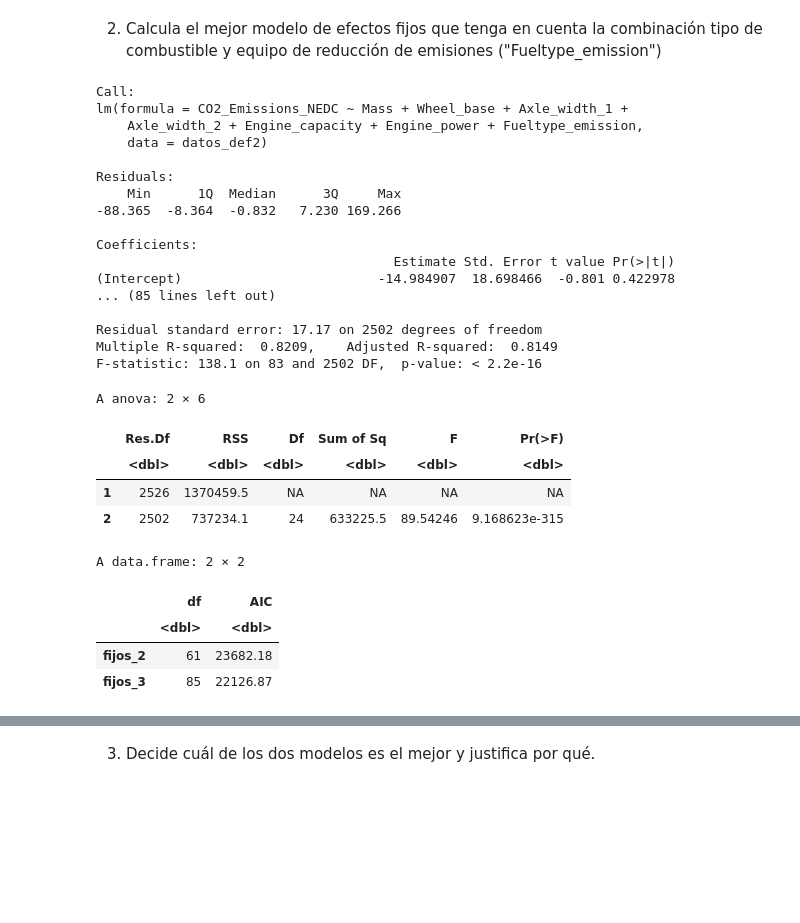
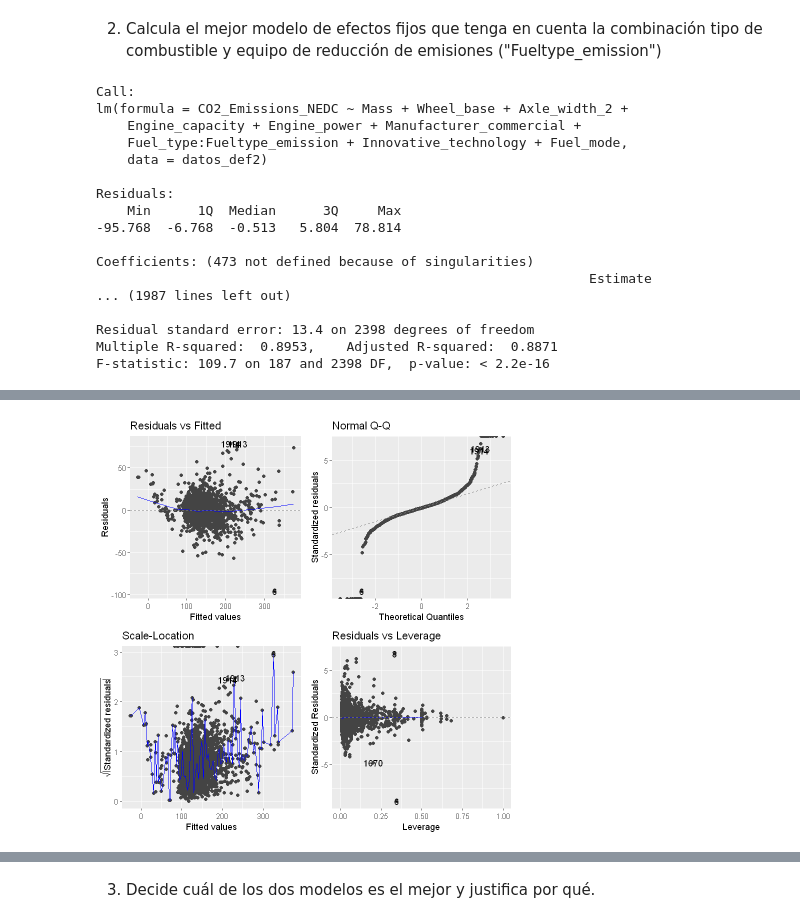
Before and after one commit to Atuneros/trabajos, a Jupyter notebook: machine_learning2/practica2.ipynb, the cells around one changed output, grey strips where cells are left out. Cells and saved outputs as stored; diff of their text form; code cells hidden in the pictures; blank space fills up the shorter version.

```diff
--- a/machine_learning2/practica2.ipynb
+++ b/machine_learning2/practica2.ipynb
@@ -143,43 +132,35 @@ A data.frame: 2 × 2
 # %% [markdown]
 2. Calcula el mejor modelo de efectos fijos que tenga en cuenta la combinación tipo de combustible y equipo de reducción de emisiones ("Fueltype_emission")
 # %%
-fijos_3  <- lm(CO2_Emissions_NEDC ~ Mass +
+fijos_2  <- lm(CO2_Emissions_NEDC ~ Mass +
                 Wheel_base +
-                Axle_width_1 + Axle_width_2 +
+                Axle_width_2 +
                 Engine_capacity + Engine_power +
-                Fueltype_emission,
+                Manufacturer_commercial+
+                Fuel_type:Fueltype_emission+
+                Innovative_technology+
+                Fuel_mode,
               data = datos_def2)
 
-summary(fijos_3)
+summary(fijos_2)
 # %% [output]
 Call:
-lm(formula = CO2_Emissions_NEDC ~ Mass + Wheel_base + Axle_width_1 +
-    Axle_width_2 + Engine_capacity + Engine_power + Fueltype_emission,
+lm(formula = CO2_Emissions_NEDC ~ Mass + Wheel_base + Axle_width_2 +
+    Engine_capacity + Engine_power + Manufacturer_commercial +
+    Fuel_type:Fueltype_emission + Innovative_technology + Fuel_mode,
     data = datos_def2)
 
 Residuals:
     Min      1Q  Median      3Q     Max
--88.365  -8.364  -0.832   7.230 169.266
+-95.768  -6.768  -0.513   5.804  78.814
 
-Coefficients:
-                                      Estimate Std. Error t value Pr(>|t|)
-(Intercept)                         -14.984907  18.698466  -0.801 0.422978
-... (85 lines left out)
+Coefficients: (473 not defined because of singularities)
+                                                               Estimate
+... (1987 lines left out)
 
-Residual standard error: 17.17 on 2502 degrees of freedom
-Multiple R-squared:  0.8209,    Adjusted R-squared:  0.8149
-F-statistic: 138.1 on 83 and 2502 DF,  p-value: < 2.2e-16
+Residual standard error: 13.4 on 2398 degrees of freedom
+Multiple R-squared:  0.8953,    Adjusted R-squared:  0.8871
+F-statistic: 109.7 on 187 and 2398 DF,  p-value: < 2.2e-16
-# %%
-anova(fijos_2, fijos_3)
-AIC(fijos_2, fijos_3)
-# %% [output]
-A anova: 2 × 6
-|  | Res.Df | RSS | Df | Sum of Sq | F | Pr(>F) |
-|  | <dbl> | <dbl> | <dbl> | <dbl> | <dbl> | <dbl> |
-| 1 | 2526 | 1370459.5 | NA | NA | NA | NA |
-| 2 | 2502 | 737234.1 | 24 | 633225.5 | 89.54246 | 9.168623e-315 |
-A data.frame: 2 × 2
-|  | df | AIC |
-|  | <dbl> | <dbl> |
-| fijos_2 | 61 | 23682.18 |
-| fijos_3 | 85 | 22126.87 |
+# %%
+autoplot(fijos_2)
+# %% [output]
@@ -185,0 +171 @@ A data.frame: 2 × 2
+[figure, added]
```
Also changed, not shown: parts of 41 cells of this notebook, 1 other file.
